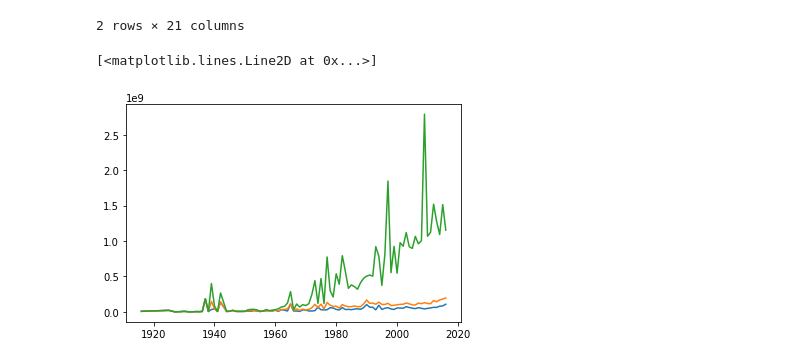
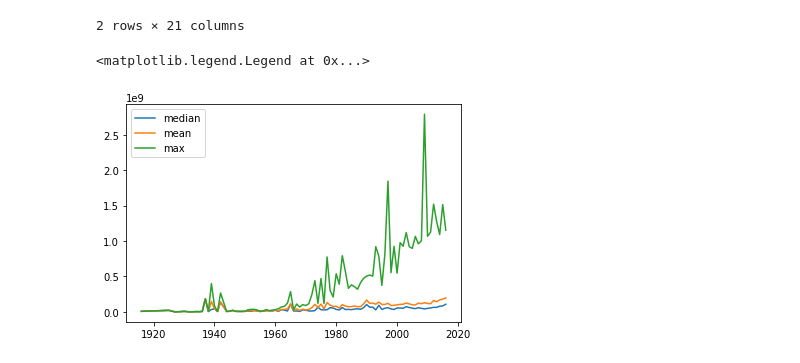
Before and after one commit to sisomakiko/datapy_tutorial, a Jupyter notebook: 49_matplotlib_exercise.ipynb, the cells around one changed output. Cells and saved outputs as stored; diff of their text form; code cells hidden in the pictures.

```diff
--- a/49_matplotlib_exercise.ipynb
+++ b/49_matplotlib_exercise.ipynb
@@ -63,11 +63,8 @@ df.head(2)
 # %%
 plt.plot(df.groupby('release_year').median()['revenue'], label='median')
 plt.plot(df.groupby('release_year').mean()['revenue'], label='mean')
 plt.plot(df.groupby('release_year')['revenue'].max(), label='max')
+plt.legend()
+# %% [output]
+<matplotlib.legend.Legend at 0x...>
+[figure, added]
-# %%
-plt.plot(median, label='median')
-plt.plot(mean, label='mean')
-plt.plot(max, label='max')
-# %% [output]
-[<matplotlib.lines.Line2D at 0x...>]
-[figure, removed]
```
Also changed, not shown: 1 other file.
